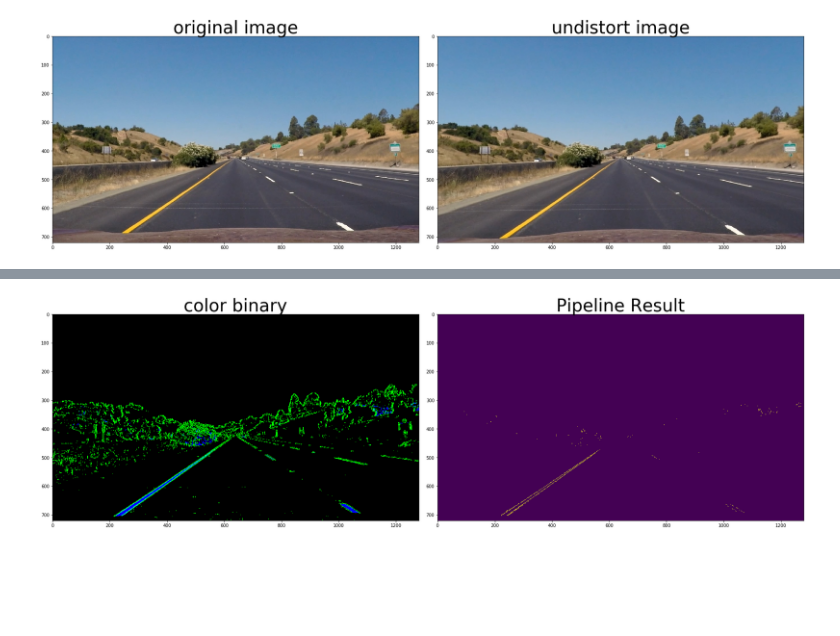
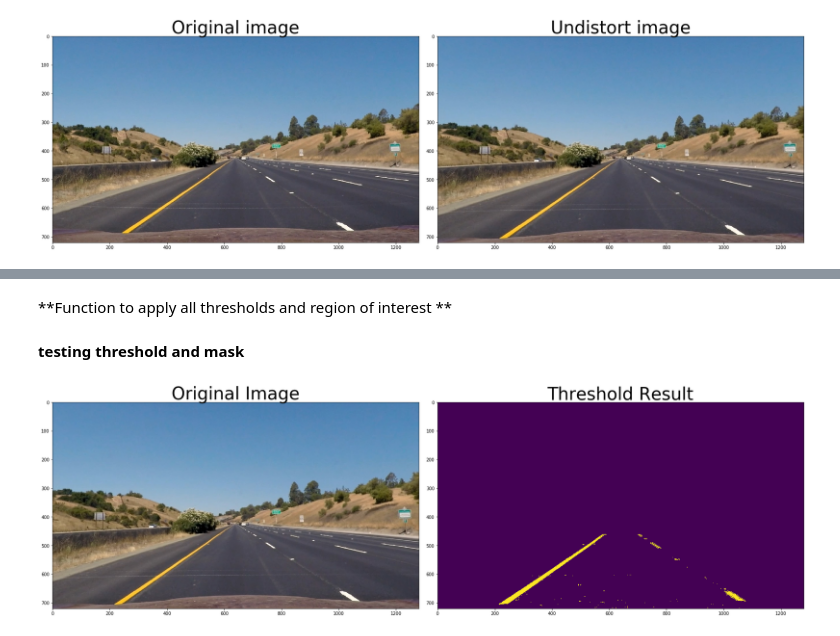
Before and after one commit to yuewang199511/Advanced_lane_line_detection, a Jupyter notebook: advanced_lane_detection.ipynb, the cells around one changed output, grey strips where cells are left out. Drawn from its saved outputs; the diff is of its cells as text; code cells hidden in the pictures; blank space fills up the shorter version.

Commit message:
modified:   .ipynb_checkpoints/advanced_lane_detection-checkpoint.ipynb 	modified:   advanced_lane_detection.ipynb 	new file:   output_images/thresh_result.png 	modified:   writeup.md

```diff
--- a/advanced_lane_detection.ipynb
+++ b/advanced_lane_detection.ipynb
@@ -182,25 +228,47 @@ plt.subplots_adjust(left=0., right=1, top=0.9, bottom=0.)
+# %% [markdown]
+**Function to apply all thresholds and region of interest **
+# %%
+def threshold_process(img):
+    """
+    This function is the highest port to apply thresholds.
+    Input: Original Image
+
+    Output: Binary Image with lane line pixels are shown in the region of interest
+    """
+    #get threshold images
+    grad_output = gradient_threshold(img)
+    satur_output = satur_threshold(img)
+
+    fused_output = fusion_thresholds([grad_output, satur_output])
+
+    #set region of interest
+    height = fused_output.shape[0]
+    width = fused_output.shape[1]
+    mask_vertices = np.array([[(50,height),(width/2-100, height/2 + 100), (width/2+100, height/2 + 100), \
+                          (width-50,height)]], dtype=np.int32)
+    #apply mask
+    result = region_of_interest(fused_output, mask_vertices)
+
+    return result
+# %% [markdown]
+**testing threshold and mask**
 # %%
 car_image_path = "./test_images/straight_lines1.jpg"
-img = mpimg.imread(car_image_path)
+car_img = mpimg.imread(car_image_path)
 
-img = undistort(img, objpoints, imgpoints)
+car_img = undistort(car_img, objpoints, imgpoints)
 
-grad_output = gradient_threshold(img)
-satur_output = satur_threshold(img)
-
-fused_output = fusion_thresholds([grad_output, satur_output])
-
-color_binary = np.dstack(( np.zeros_like(grad_output), grad_output, satur_output)) * 255
+threshold_image = threshold_process(car_img)
 
 # Plot the result
 f, (ax1, ax2) = plt.subplots(1, 2, figsize=(24, 9))
 f.tight_layout()
 
-ax1.imshow(color_binary)
-ax1.set_title('color binary', fontsize=40)
+ax1.imshow(car_img)
+ax1.set_title('Original Image', fontsize=40)
 
-ax2.imshow(fused_output)
-ax2.set_title('Pipeline Result', fontsize=40)
+ax2.imshow(threshold_image)
+ax2.set_title('Threshold Result', fontsize=40)
 plt.subplots_adjust(left=0., right=1, top=0.9, bottom=0.)
 # %% [output]
-[figure, old version]
+[figure, new version]
```
Also changed, not shown: parts of 6 cells of this notebook, 2 other files.
